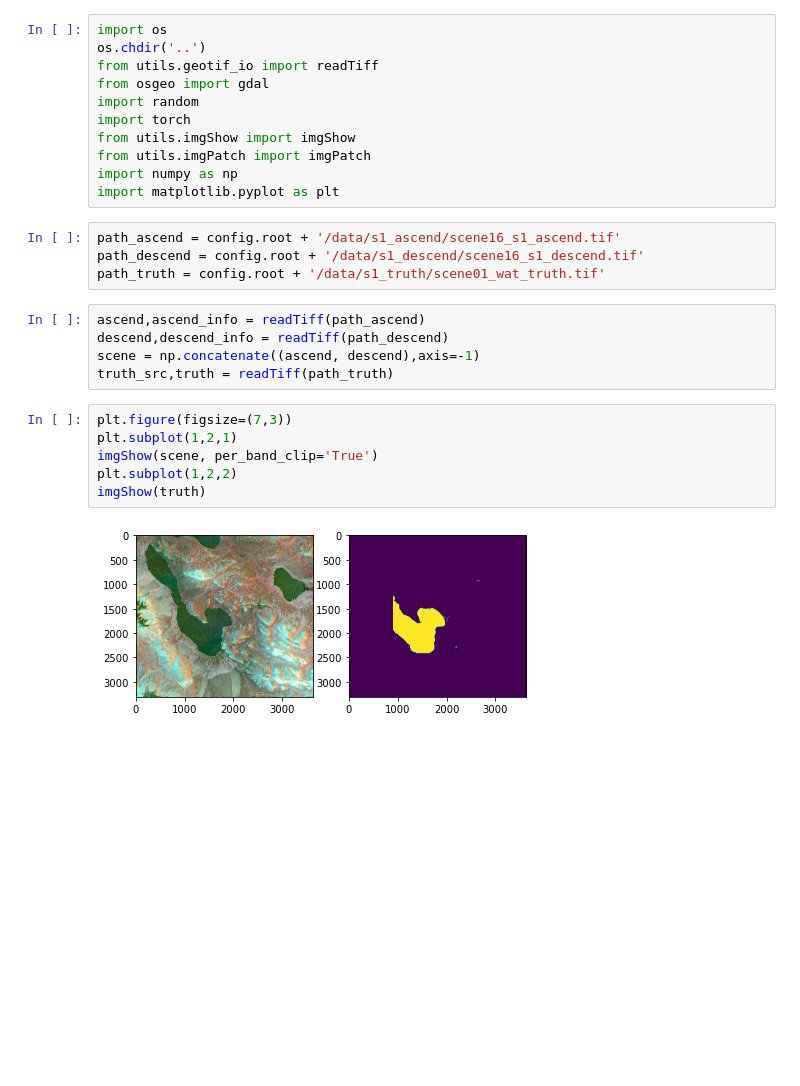
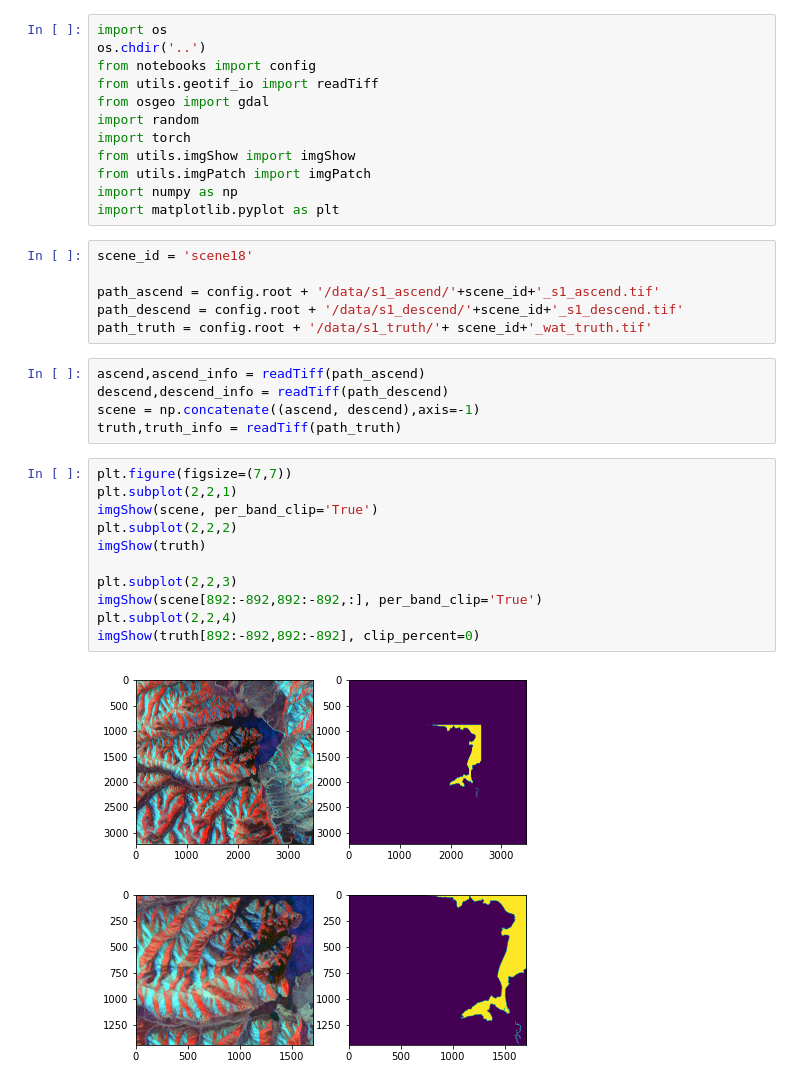
Before and after one commit to xinluo2018/Tibet-Water-2020, a Jupyter notebook: notebooks/img_show.ipynb, the cells around one changed output. Drawn from its saved outputs; the diff is of its cells as text; blank space fills up the shorter version.

```diff
--- a/notebooks/img_show.ipynb
+++ b/notebooks/img_show.ipynb
@@ -1,6 +1,7 @@
 # %%
 import os
 os.chdir('..')
+from notebooks import config
 from utils.geotif_io import readTiff
 from osgeo import gdal
 import random
@@ -10,19 +11,26 @@ from utils.imgPatch import imgPatch
 import numpy as np
 import matplotlib.pyplot as plt
 # %%
-path_ascend = config.root + '/data/s1_ascend/scene16_s1_ascend.tif'
-path_descend = config.root + '/data/s1_descend/scene16_s1_descend.tif'
-path_truth = config.root + '/data/s1_truth/scene01_wat_truth.tif'
+scene_id = 'scene18'
+
+path_ascend = config.root + '/data/s1_ascend/'+scene_id+'_s1_ascend.tif'
+path_descend = config.root + '/data/s1_descend/'+scene_id+'_s1_descend.tif'
+path_truth = config.root + '/data/s1_truth/'+ scene_id+'_wat_truth.tif'
 # %%
 ascend,ascend_info = readTiff(path_ascend)
 descend,descend_info = readTiff(path_descend)
 scene = np.concatenate((ascend, descend),axis=-1)
-truth_src,truth = readTiff(path_truth)
+truth,truth_info = readTiff(path_truth)
 # %%
-plt.figure(figsize=(7,3))
-plt.subplot(1,2,1)
+plt.figure(figsize=(7,7))
+plt.subplot(2,2,1)
 imgShow(scene, per_band_clip='True')
-plt.subplot(1,2,2)
+plt.subplot(2,2,2)
 imgShow(truth)
+
+plt.subplot(2,2,3)
+imgShow(scene[892:-892,892:-892,:], per_band_clip='True')
+plt.subplot(2,2,4)
+imgShow(truth[892:-892,892:-892], clip_percent=0)
 # %% [output]
-[figure, old version]
+[figure, new version]
```
Also changed, not shown: 34 other files.
